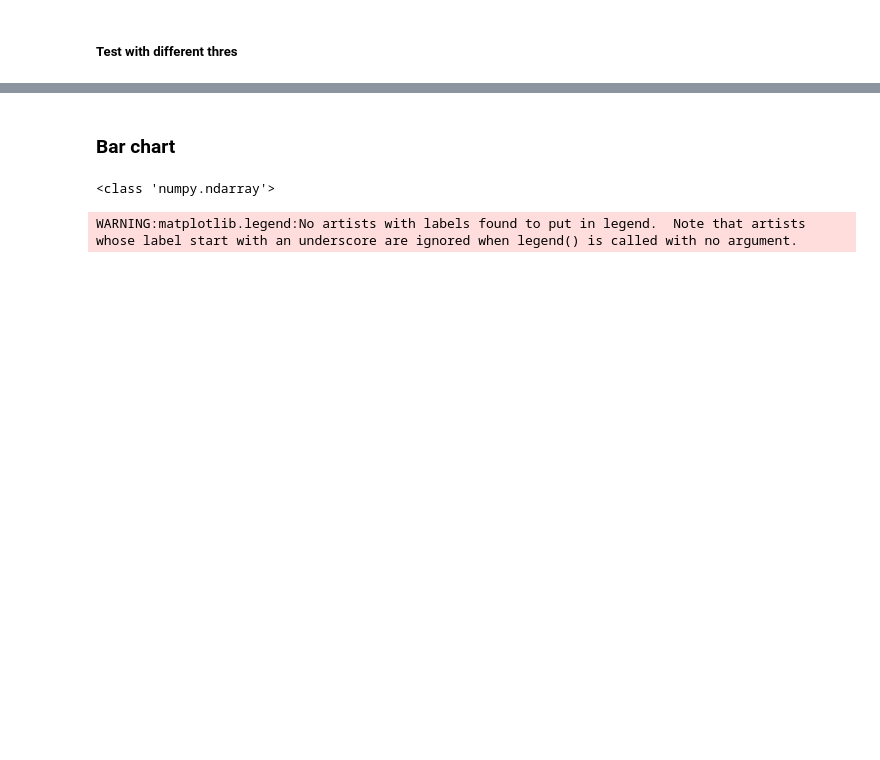
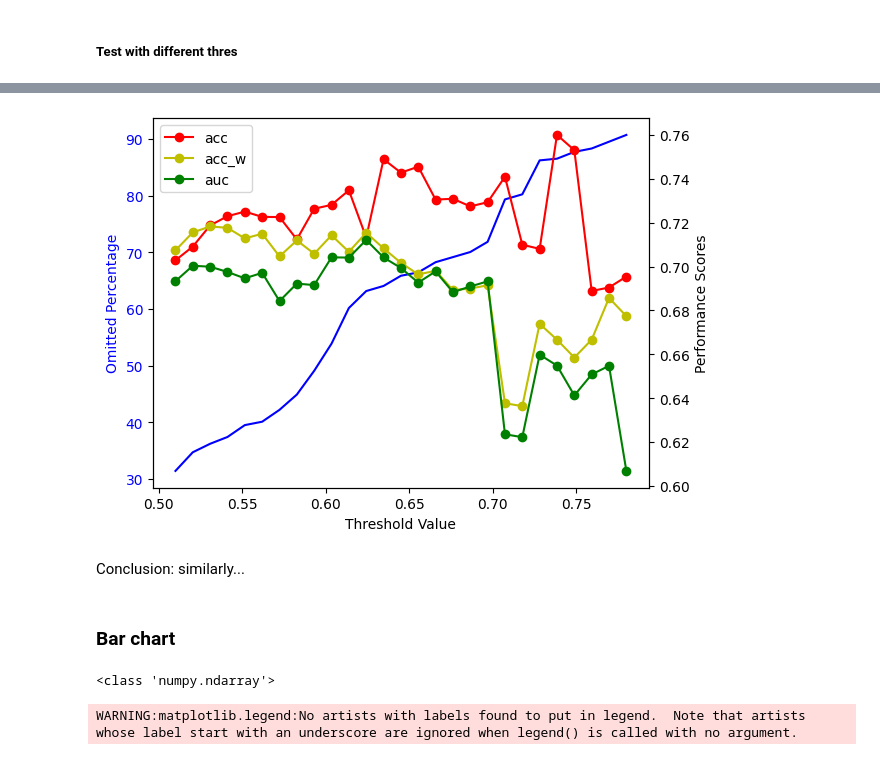
Before and after one commit to katha815/ADME-Classifier, a Jupyter notebook: Different_ML_models_Odata.ipynb, the cells around one changed output, grey strips where cells are left out. Drawn from its saved outputs; the diff is of its cells as text; code cells hidden in the pictures; blank space fills up the shorter version.

```diff
--- a/Different_ML_models_Odata.ipynb
+++ b/Different_ML_models_Odata.ipynb
@@ -6110,3 +6532,23 @@ Model AUC_ROC: 0.7200
+# %%
+from sklearn.ensemble import GradientBoostingClassifier
+from skopt.space import Real, Categorical, Integer
+# reg = GradientBoostingClassifier(random_state=0)
+# Define XGBoost model hyperparameters grid
+def create_gb_model(learning_rate, max_depth, n_estimators, min_samples_leaf,
+                    subsample,min_impurity_decrease, ccp_alpha):
+    model = GradientBoostingClassifier(
+        learning_rate=learning_rate,
+        max_depth=int(max_depth),
+        n_estimators=int(n_estimators),
+        min_samples_leaf=min_samples_leaf,
+        subsample=subsample,
+        min_impurity_decrease=min_impurity_decrease,
+        #gamma=gamma,
+        #alpha
+        ccp_alpha=ccp_alpha,
+        random_state=42
+    )
+    return model
 # %% [markdown]
 ##### Test with different thres
 # %%
@@ -6215,3 +6846,25 @@ print("Whole AUC: {:.4f}%".format(auc))
+# %%
+fig, ax1 = plt.subplots()
+x_lim = np.linspace(0.51,thres,(len(o_p_tl)))
+ax1.plot(x_lim, o_p_tl, 'b-')
+ax1.set_xlabel('Threshold Value')
+ax1.set_ylabel('Omitted Percentage',color='b')
+ax1.tick_params(axis='y',labelcolor='b')
+
+ax2 = ax1.twinx()
+ax2.plot(x_lim, acc_tl, 'ro-', label='acc')
+ax2.plot(x_lim, acc_w_tl, 'yo-', label='acc_w')
+ax2.plot(x_lim, auc_tl, 'go-', label='auc')
+ax2.legend()
+ax2.set_ylabel('Performance Scores',color='k')
+ax2.tick_params(axis='y',labelcolor='k')
+
+# ax4.set_ylabel('Running time (seconds)',color='r')
+# ax4.tick_params(axis='y',labelcolor='r')
+# %% [output]
+[figure, added]
+# %% [markdown]
+Conclusion: similarly...
 # %% [markdown]
 ### Bar chart
 # %%
```
Also changed, not shown: parts of 36 cells of this notebook.
